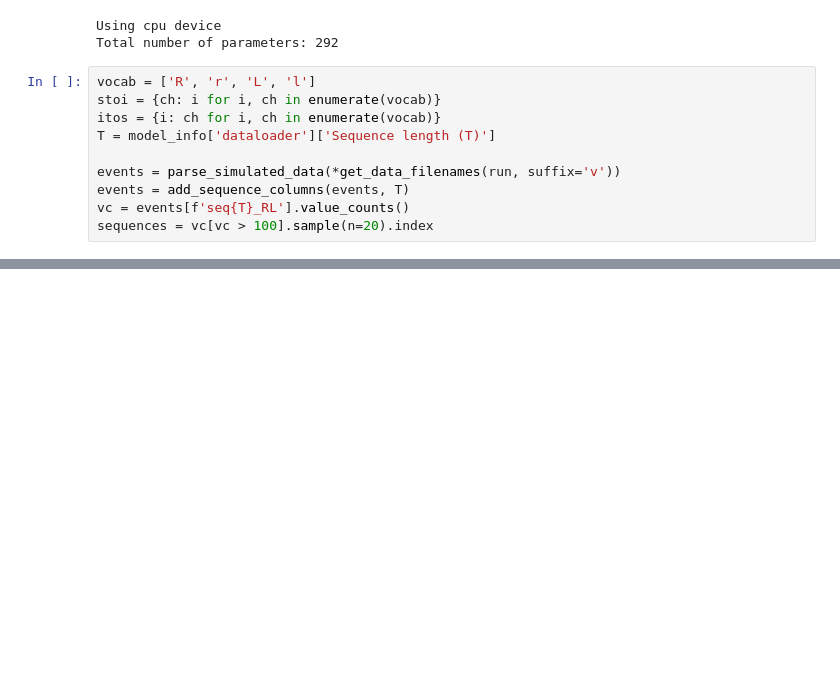
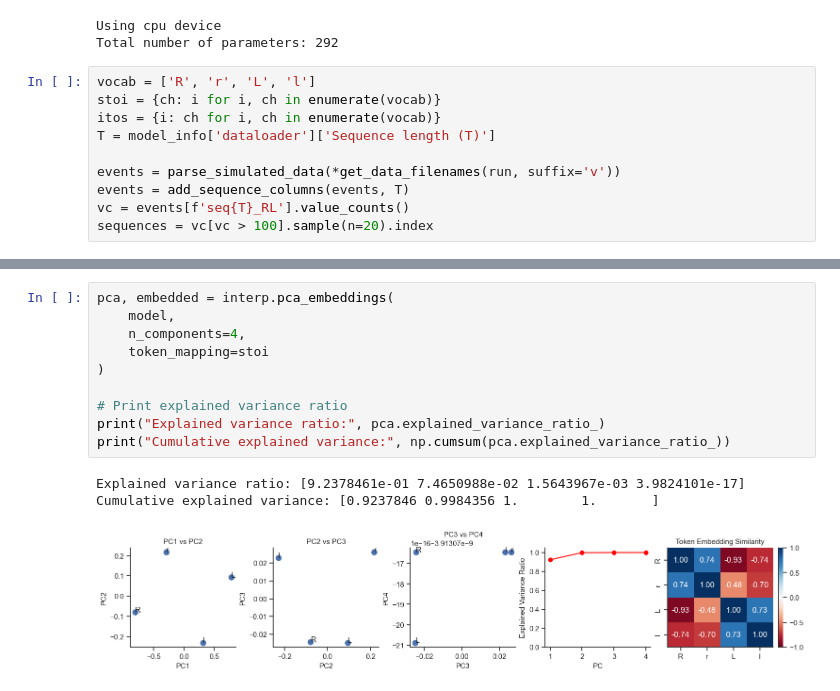
Before and after one commit to CorwinCheung/Transformers_for_Modeling_Decision_Sequences, a Jupyter notebook: interpretability/embeddings.ipynb, the cells around one changed output, grey strips where cells are left out. Saved outputs shown, nothing was run; the diff lists cells and outputs as text; blank space fills up the shorter version.

```diff
--- a/interpretability/embeddings.ipynb
+++ b/interpretability/embeddings.ipynb
@@ -459,0 +83,14 @@ def calculate_embedding_distances(all_embeddings, checkpoint_numbers, model_labe
+# %%
+pca, embedded = interp.pca_embeddings(
+    model,
+    n_components=4,
+    token_mapping=stoi
+)
+
+# Print explained variance ratio
+print("Explained variance ratio:", pca.explained_variance_ratio_)
+print("Cumulative explained variance:", np.cumsum(pca.explained_variance_ratio_))
+# %% [output]
+Explained variance ratio: [9.2378461e-01 7.4650988e-02 1.5643967e-03 3.9824101e-17]
+Cumulative explained variance: [0.9237846 0.9984356 1.        1.       ]
+[figure, new version]
```
Also changed, not shown: parts of 21 cells of this notebook, 2 other files.
